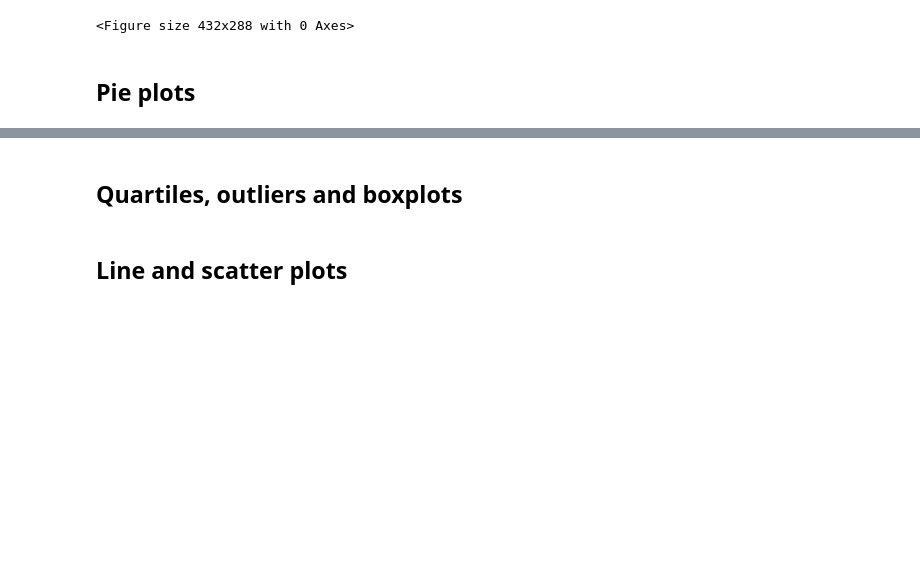
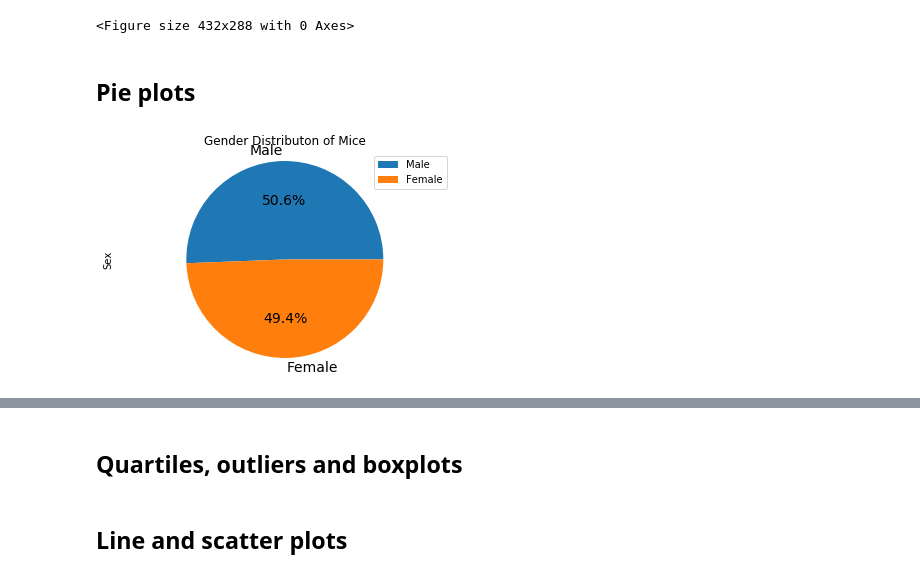
Before and after one commit to BenSnyder90/matplotlib-challenge, a Jupyter notebook: Pymaceuticals/pymaceuticals_starter.ipynb, the cells around one changed output, grey strips where cells are left out. Saved outputs shown, nothing was run; the diff lists cells and outputs as text; code cells hidden in the pictures; blank space fills up the shorter version.

Commit message:
Added both pie charts

```diff
--- a/Pymaceuticals/pymaceuticals_starter.ipynb
+++ b/Pymaceuticals/pymaceuticals_starter.ipynb
@@ -145,8 +145,15 @@ plt.tight_layout()
 # %%
 # Generate a pie plot showing the distribution of female versus male mice using pandas
 
 #Make a dataframe of the data looking at the gender of the mice
 #Using DataFrame.plot(), make a pie chart of female vs male mice
+gender_df = combined_data["Sex"].value_counts()
+
+gender_df.plot(kind = "pie", legend = True, title = "Gender Distributon of Mice",autopct='%1.1f%%',fontsize = 14)
+plt.axis('equal')
+plt.show()
+# %% [output]
+[figure, added]
 # %%
 # Generate a pie plot showing the distribution of female versus male mice using pyplot
 
```
Also changed, not shown: parts of 1 cell of this notebook.
